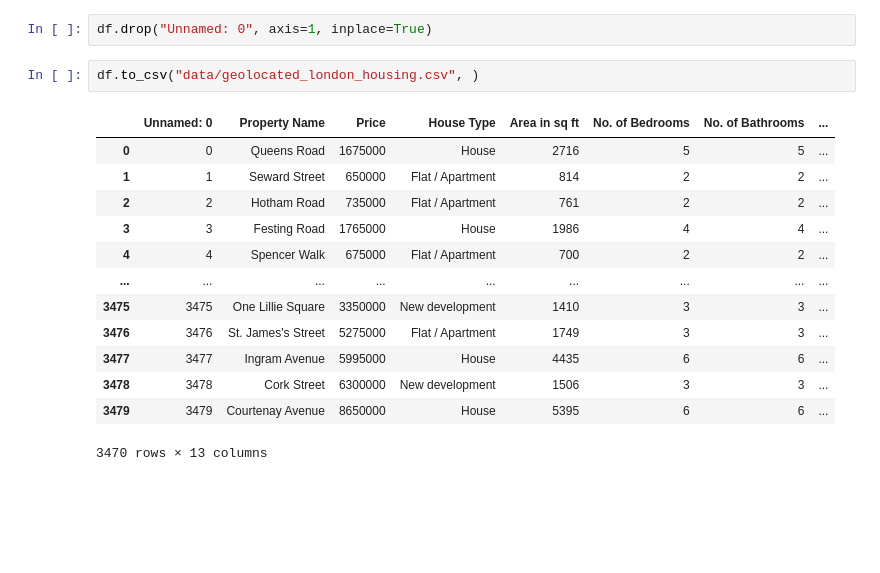
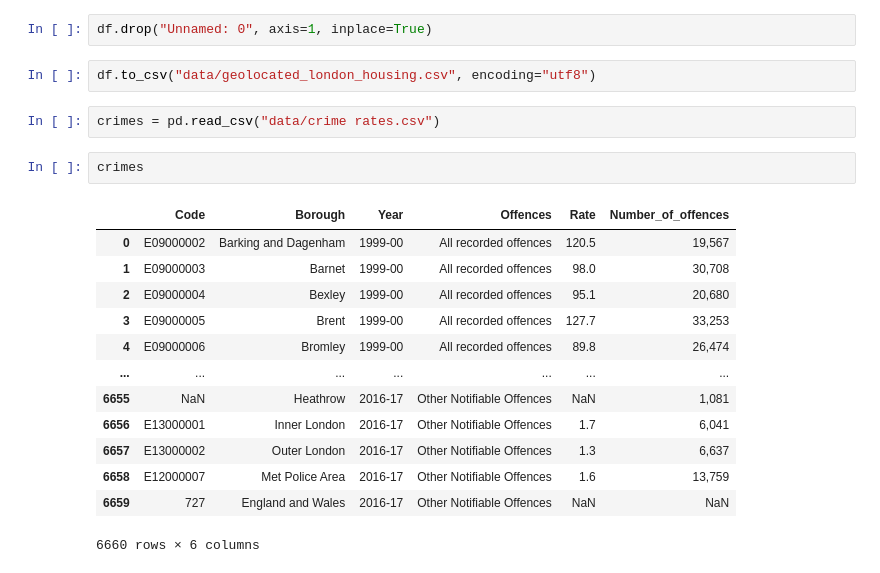
Before and after one commit to ivan-gerov/london_housing_prices, a Jupyter notebook: analysis.ipynb, the cells around one changed output. Saved outputs shown, nothing was run; the diff lists cells and outputs as text; blank space fills up the shorter version.

```diff
--- a/analysis.ipynb
+++ b/analysis.ipynb
@@ -62,18 +101,22 @@ df.reset_index(drop=True)
 # %%
 df.drop("Unnamed: 0", axis=1, inplace=True)
 # %%
-df.to_csv("data/geolocated_london_housing.csv", )
+df.to_csv("data/geolocated_london_housing.csv", encoding="utf8")
-# %% [output]
-|  | Unnamed: 0 | Property Name | Price | House Type | Area in sq ft | No. of Bedrooms | No. of Bathrooms | ... |
-| 0 | 0 | Queens Road | 1675000 | House | 2716 | 5 | 5 | ... |
-| 1 | 1 | Seward Street | 650000 | Flat / Apartment | 814 | 2 | 2 | ... |
-| 2 | 2 | Hotham Road | 735000 | Flat / Apartment | 761 | 2 | 2 | ... |
-| 3 | 3 | Festing Road | 1765000 | House | 1986 | 4 | 4 | ... |
-| 4 | 4 | Spencer Walk | 675000 | Flat / Apartment | 700 | 2 | 2 | ... |
-| ... | ... | ... | ... | ... | ... | ... | ... | ... |
-| 3475 | 3475 | One Lillie Square | 3350000 | New development | 1410 | 3 | 3 | ... |
-| 3476 | 3476 | St. James's Street | 5275000 | Flat / Apartment | 1749 | 3 | 3 | ... |
-| 3477 | 3477 | Ingram Avenue | 5995000 | House | 4435 | 6 | 6 | ... |
-| 3478 | 3478 | Cork Street | 6300000 | New development | 1506 | 3 | 3 | ... |
-| 3479 | 3479 | Courtenay Avenue | 8650000 | House | 5395 | 6 | 6 | ... |
-3470 rows × 13 columns
+# %%
+crimes = pd.read_csv("data/crime rates.csv")
+# %%
+crimes
+# %% [output]
+|  | Code | Borough | Year | Offences | Rate | Number_of_offences |
+| 0 | E09000002 | Barking and Dagenham | 1999-00 | All recorded offences | 120.5 | 19,567 |
+| 1 | E09000003 | Barnet | 1999-00 | All recorded offences | 98.0 | 30,708 |
+| 2 | E09000004 | Bexley | 1999-00 | All recorded offences | 95.1 | 20,680 |
+| 3 | E09000005 | Brent | 1999-00 | All recorded offences | 127.7 | 33,253 |
+| 4 | E09000006 | Bromley | 1999-00 | All recorded offences | 89.8 | 26,474 |
+| ... | ... | ... | ... | ... | ... | ... |
+| 6655 | NaN | Heathrow | 2016-17 | Other Notifiable Offences | NaN | 1,081 |
+| 6656 | E13000001 | Inner London | 2016-17 | Other Notifiable Offences | 1.7 | 6,041 |
+| 6657 | E13000002 | Outer London | 2016-17 | Other Notifiable Offences | 1.3 | 6,637 |
+| 6658 | E12000007 | Met Police Area | 2016-17 | Other Notifiable Offences | 1.6 | 13,759 |
+| 6659 | 727 | England and Wales | 2016-17 | Other Notifiable Offences | NaN | NaN |
+6660 rows × 6 columns
```
Also changed, not shown: parts of 9 cells of this notebook, 3 other files.
